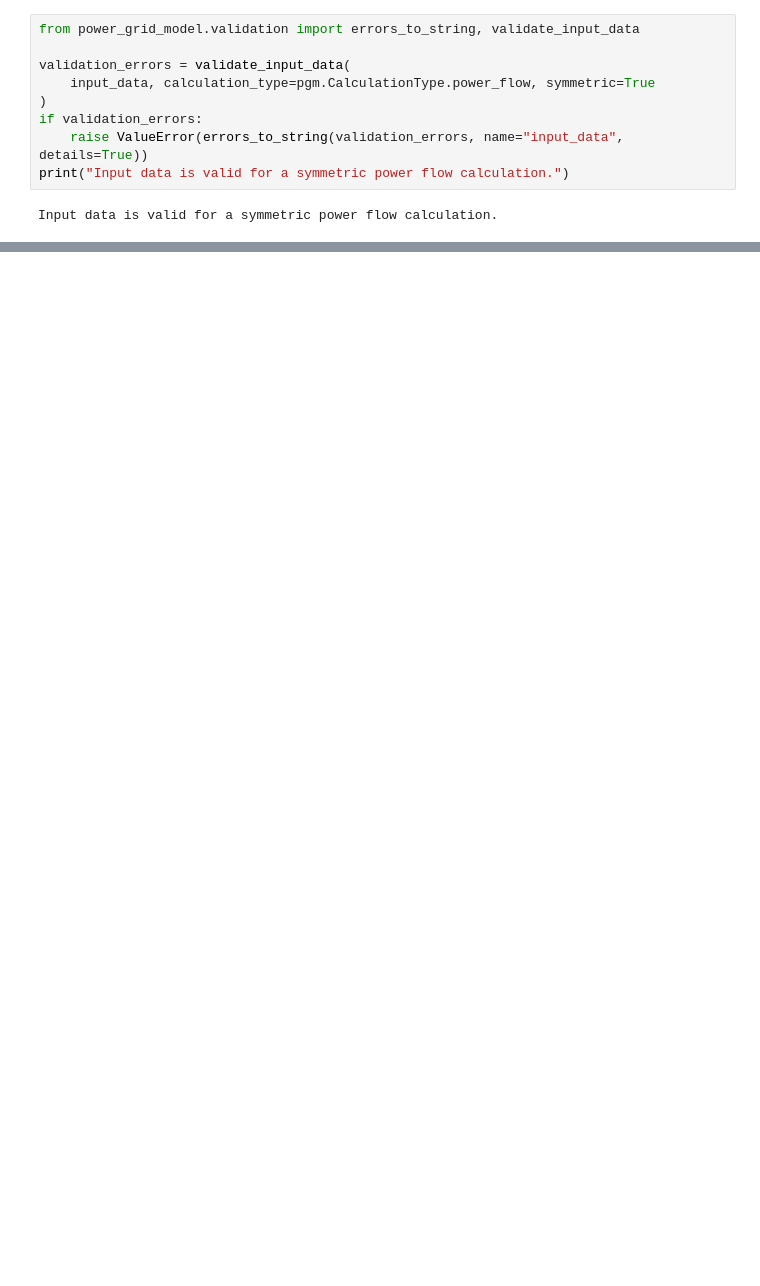
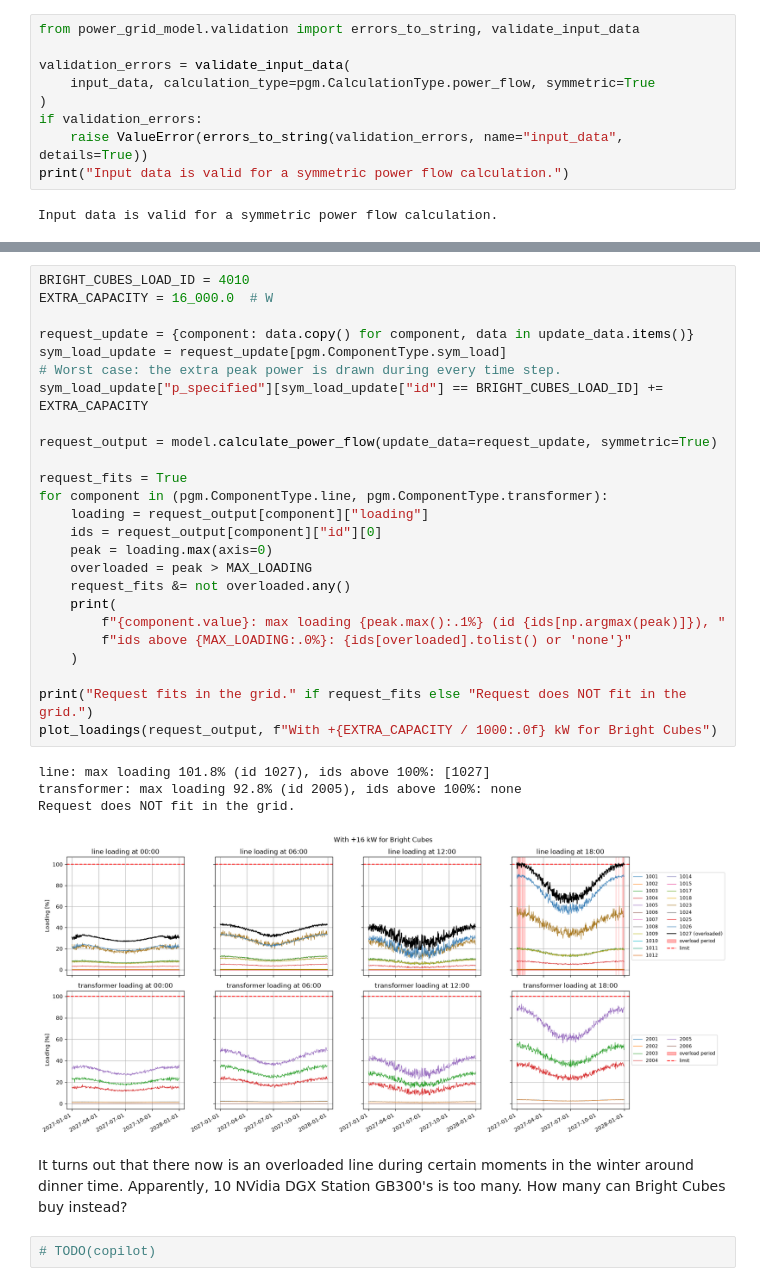
Before and after one commit to BrightCubes/power-system-operations-workshop, a Jupyter notebook: power-system-operations-workshop.ipynb, the cells around one changed output, grey strips where cells are left out. Saved outputs shown, nothing was run; the diff lists cells and outputs as text; blank space fills up the shorter version.

```diff
--- a/power-system-operations-workshop.ipynb
+++ b/power-system-operations-workshop.ipynb
@@ -79,0 +190,36 @@ transformer: max loading 65.8% (id 2005), overloaded ids: none
+# %%
+BRIGHT_CUBES_LOAD_ID = 4010
+EXTRA_CAPACITY = 16_000.0  # W
+
+request_update = {component: data.copy() for component, data in update_data.items()}
+sym_load_update = request_update[pgm.ComponentType.sym_load]
+# Worst case: the extra peak power is drawn during every time step.
+sym_load_update["p_specified"][sym_load_update["id"] == BRIGHT_CUBES_LOAD_ID] += EXTRA_CAPACITY
+
+request_output = model.calculate_power_flow(update_data=request_update, symmetric=True)
+
+request_fits = True
+for component in (pgm.ComponentType.line, pgm.ComponentType.transformer):
+    loading = request_output[component]["loading"]
+    ids = request_output[component]["id"][0]
+    peak = loading.max(axis=0)
+    overloaded = peak > MAX_LOADING
+    request_fits &= not overloaded.any()
+    print(
+        f"{component.value}: max loading {peak.max():.1%} (id {ids[np.argmax(peak)]}), "
+        f"ids above {MAX_LOADING:.0%}: {ids[overloaded].tolist() or 'none'}"
+    )
+
+print("Request fits in the grid." if request_fits else "Request does NOT fit in the grid.")
+plot_loadings(request_output, f"With +{EXTRA_CAPACITY / 1000:.0f} kW for Bright Cubes")
+# %% [output]
+line: max loading 101.8% (id 1027), ids above 100%: [1027]
+transformer: max loading 92.8% (id 2005), ids above 100%: none
+Request does NOT fit in the grid.
+[figure, added]
+# %% [markdown]
+It turns out that there now is an overloaded line during certain moments in the winter around dinner time.
+Apparently, 10 NVidia DGX Station GB300's is too many.
+How many can Bright Cubes buy instead?
+# %%
+# TODO(copilot)
```
Also changed, not shown: parts of 13 cells of this notebook, 4 other files.
